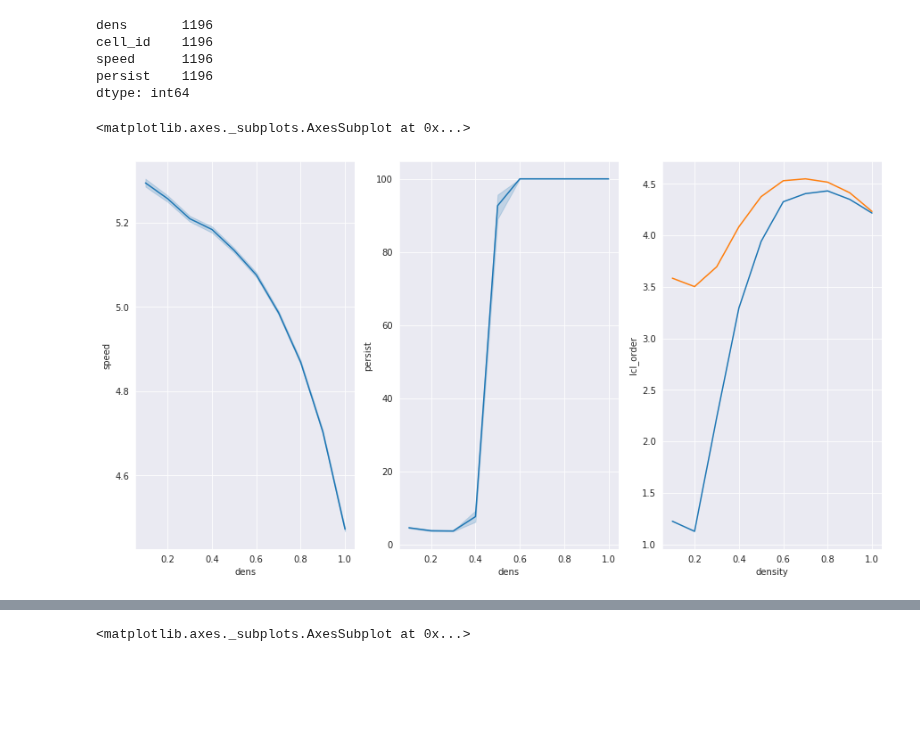
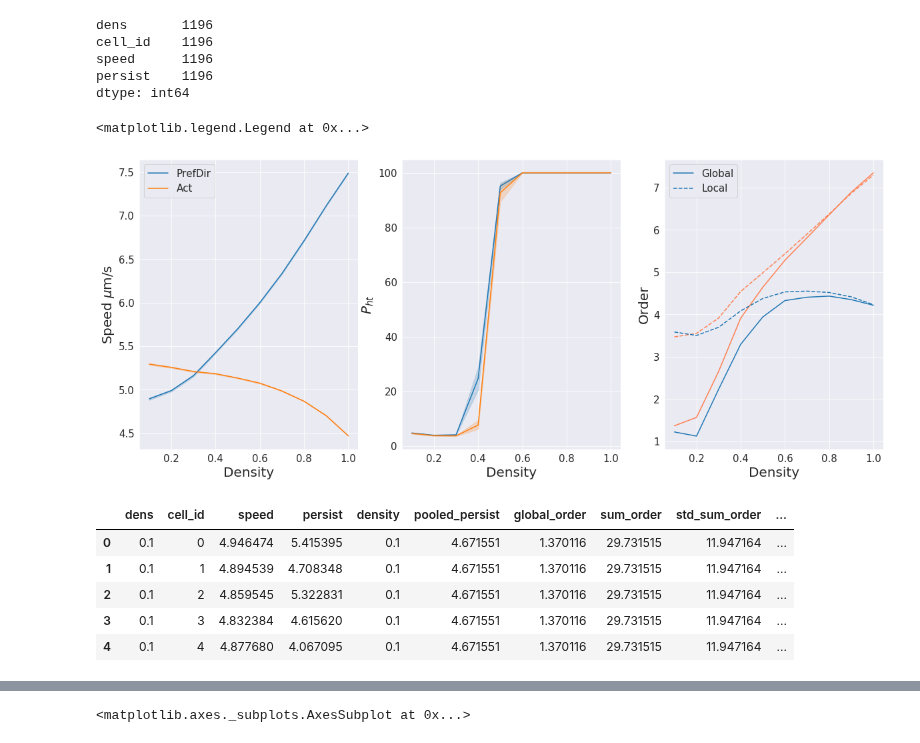
Before and after one commit to lstuurman/FRC_Thesis, a Jupyter notebook: CPM_code/Increasing_density_plots_ACT.ipynb, the cells around one changed output, grey strips where cells are left out. Drawn from its saved outputs; the diff is of its cells as text; code cells hidden in the pictures; blank space fills up the shorter version.

```diff
--- a/CPM_code/Increasing_density_plots_ACT.ipynb
+++ b/CPM_code/Increasing_density_plots_ACT.ipynb
@@ -14,6 +14,12 @@ df_ind = pd.read_csv('ANLSYS2/density/DENS_ACT_ind.csv',index_col = 0)
 df_glob['global_order']= df_glob.sum_order / (df_glob.density * 217)
 df_glob['local_order'] = df_glob.lcl_order/ (df_glob.density * 217)
 
+df_glob2 = pd.read_csv('ANLSYS2/density/DENS_PRFDR_global.csv',index_col = 0)
+df_ind2 = pd.read_csv('ANLSYS2/density/DENS_PRFDR_ind.csv',index_col = 0)
+
+df_glob2['global_order']= df_glob2.sum_order / (df_glob2.density * 217)
+df_glob2['local_order'] = df_glob2.lcl_order/ (df_glob2.density * 217)
+
 df_ind.head()
 # %% [output]
 |  | dens | cell_id | speed | persist |
@@ -30,12 +36,50 @@ cell_id    1196
 speed      1196
 persist    1196
 dtype: int64
-# %%
-f, (ax1, ax2,ax3) = plt.subplots(1,3,figsize = (15,8))
-sns.lineplot(x = 'dens',y = 'speed',data = df_ind,ax = ax1)
-sns.lineplot(x = 'dens',y = 'persist',data = df_ind,ax = ax2)
-sns.lineplot(x = 'density',y = 'global_order',data = df_glob,ax = ax3)
-sns.lineplot(x = 'density',y = 'lcl_order',data = df_glob,ax = ax3,legend = 'brief')
-# %% [output]
-<matplotlib.axes._subplots.AxesSubplot at 0x...>
-[figure, removed]
+# %%
+import matplotlib
+matplotlib.rc('xtick', labelsize=15)
+matplotlib.rc('ytick', labelsize=15)
+
+current_palette = sns.color_palette()
+
+f, (ax1, ax2,ax3) = plt.subplots(1,3,figsize = (20,8))
+sns.lineplot(x = 'dens',y = 'speed',data = df_ind2,ax = ax1,label = 'PrefDir')
+sns.lineplot(x = 'dens',y = 'persist',data = df_ind2,ax = ax2)
+sns.lineplot(x = 'density',y = 'global_order',data = df_glob2,ax = ax3,color = 'coral')
+sns.lineplot(x = 'density',y = 'lcl_order',data = df_glob2,ax = ax3,color = 'coral')
+
+
+sns.lineplot(x = 'dens',y = 'speed',data = df_ind,ax = ax1,label = 'Act')
+sns.lineplot(x = 'dens',y = 'persist',data = df_ind,ax = ax2)
+sns.lineplot(x = 'density',y = 'global_order',data = df_glob,ax = ax3,color = current_palette[0],label = 'Global')
+sns.lineplot(x = 'density',y = 'lcl_order',data = df_glob,ax = ax3,color = current_palette[0],label = 'Local')
+
+ax3.lines[1].set_linestyle('--')
+ax3.lines[3].set_linestyle('--')
+
+ax1.set_ylabel('Speed $\mu$m/s',fontsize = 20)
+ax1.set_xlabel('Density',fontsize = 20)
+
+ax2.set_ylabel('$P_{ht}$',fontsize = 20)
+ax2.set_xlabel('Density',fontsize = 20)
+
+ax3.set_ylabel('Order',fontsize = 20)
+ax3.set_xlabel('Density',fontsize = 20)
+
+ax1.legend(fontsize = 15)
+ax3.legend(fontsize = 15)
+# %% [output]
+<matplotlib.legend.Legend at 0x...>
+[figure, added]
+# %%
+df_ind2['density'] = df_ind2.dens
+mrgd = pd.merge(df_ind2,df_glob2,on = 'density')
+mrgd.head()
+# %% [output]
+|  | dens | cell_id | speed | persist | density | pooled_persist | global_order | sum_order | std_sum_order | ... |
+| 0 | 0.1 | 0 | 4.946474 | 5.415395 | 0.1 | 4.671551 | 1.370116 | 29.731515 | 11.947164 | ... |
+| 1 | 0.1 | 1 | 4.894539 | 4.708348 | 0.1 | 4.671551 | 1.370116 | 29.731515 | 11.947164 | ... |
+| 2 | 0.1 | 2 | 4.859545 | 5.322831 | 0.1 | 4.671551 | 1.370116 | 29.731515 | 11.947164 | ... |
+| 3 | 0.1 | 3 | 4.832384 | 4.615620 | 0.1 | 4.671551 | 1.370116 | 29.731515 | 11.947164 | ... |
+| 4 | 0.1 | 4 | 4.877680 | 4.067095 | 0.1 | 4.671551 | 1.370116 | 29.731515 | 11.947164 | ... |
```
Also changed, not shown: parts of 2 cells of this notebook, 3 other files.
